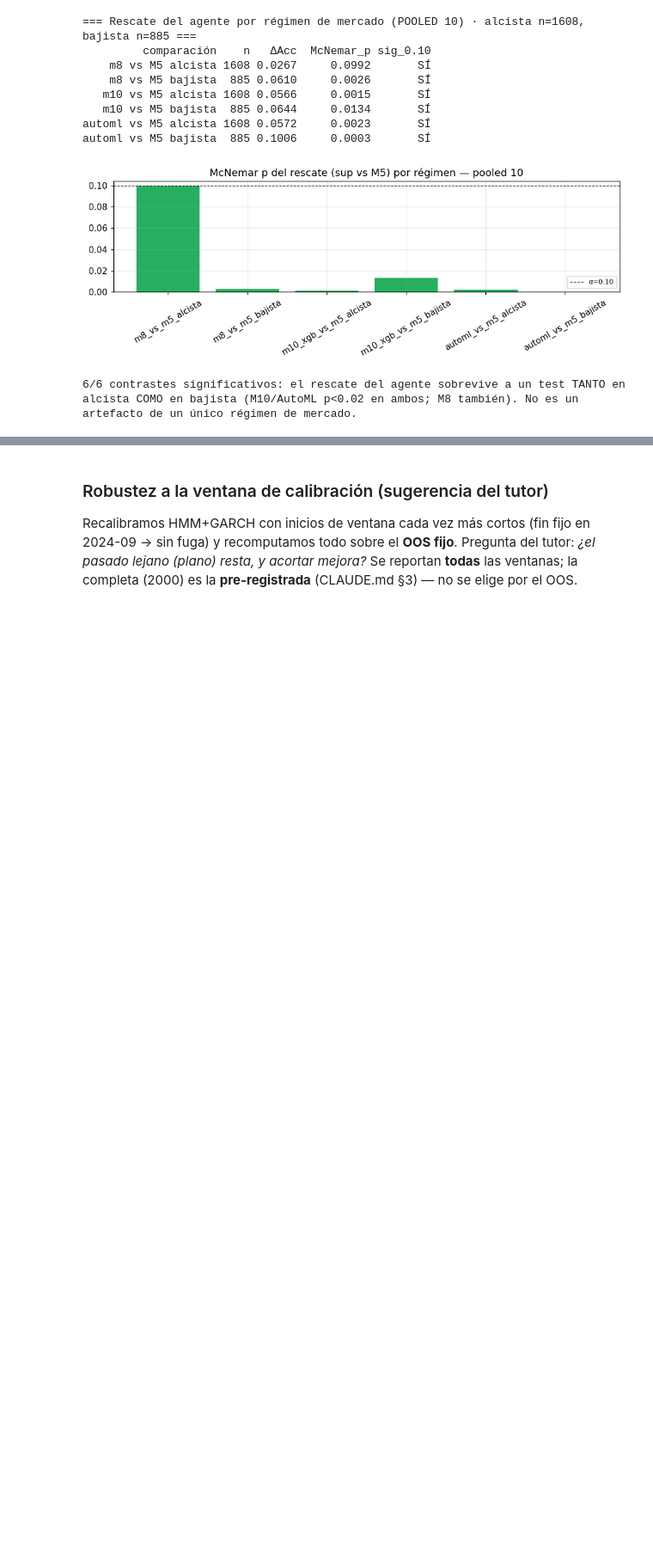
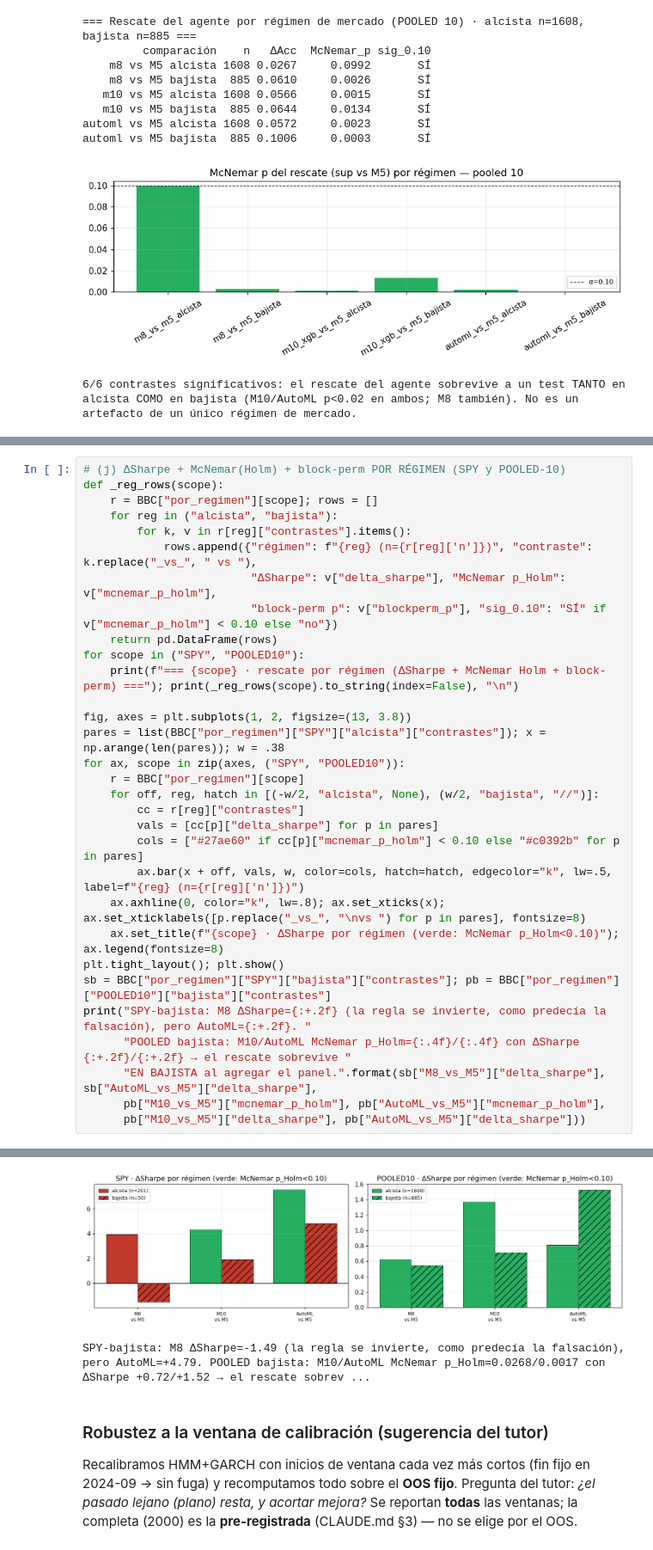
Before and after one commit to RaquelGarciah/Real-time-statistical-supervision-of-an-AI-trading-agent, a Jupyter notebook: notebooks/STRATA_marco_practico.ipynb, the cells around one changed output, grey strips where cells are left out. Shown at 86% size. Cells and saved outputs as stored; diff of their text form; blank space fills up the shorter version.

```diff
--- a/notebooks/STRATA_marco_practico.ipynb
+++ b/notebooks/STRATA_marco_practico.ipynb
@@ -1277,0 +1363,32 @@ automl vs M5 bajista  885 0.1006     0.0003       SÍ
+# %%
+# (j) ΔSharpe + McNemar(Holm) + block-perm POR RÉGIMEN (SPY y POOLED-10)
+def _reg_rows(scope):
+    r = BBC["por_regimen"][scope]; rows = []
+    for reg in ("alcista", "bajista"):
+        for k, v in r[reg]["contrastes"].items():
+            rows.append({"régimen": f"{reg} (n={r[reg]['n']})", "contraste": k.replace("_vs_", " vs "),
+                         "ΔSharpe": v["delta_sharpe"], "McNemar p_Holm": v["mcnemar_p_holm"],
+                         "block-perm p": v["blockperm_p"], "sig_0.10": "SÍ" if v["mcnemar_p_holm"] < 0.10 else "no"})
+    return pd.DataFrame(rows)
+for scope in ("SPY", "POOLED10"):
+    print(f"=== {scope} · rescate por régimen (ΔSharpe + McNemar Holm + block-perm) ==="); print(_reg_rows(scope).to_string(index=False), "\n")
+
+fig, axes = plt.subplots(1, 2, figsize=(13, 3.8))
+pares = list(BBC["por_regimen"]["SPY"]["alcista"]["contrastes"]); x = np.arange(len(pares)); w = .38
+for ax, scope in zip(axes, ("SPY", "POOLED10")):
+    r = BBC["por_regimen"][scope]
+    for off, reg, hatch in [(-w/2, "alcista", None), (w/2, "bajista", "//")]:
+        cc = r[reg]["contrastes"]
+        vals = [cc[p]["delta_sharpe"] for p in pares]
+        cols = ["#27ae60" if cc[p]["mcnemar_p_holm"] < 0.10 else "#c0392b" for p in pares]
+        ax.bar(x + off, vals, w, color=cols, hatch=hatch, edgecolor="k", lw=.5, label=f"{reg} (n={r[reg]['n']})")
+    ax.axhline(0, color="k", lw=.8); ax.set_xticks(x); ax.set_xticklabels([p.replace("_vs_", "\nvs ") for p in pares], fontsize=8)
+    ax.set_title(f"{scope} · ΔSharpe por régimen (verde: McNemar p_Holm<0.10)"); ax.legend(fontsize=8)
+plt.tight_layout(); plt.show()
+sb = BBC["por_regimen"]["SPY"]["bajista"]["contrastes"]; pb = BBC["por_regimen"]["POOLED10"]["bajista"]["contrastes"]
+print("SPY-bajista: M8 ΔSharpe={:+.2f} (la regla se invierte, como predecía la falsación), pero AutoML={:+.2f}. "
+      "POOLED bajista: M10/AutoML McNemar p_Holm={:.4f}/{:.4f} con ΔSharpe {:+.2f}/{:+.2f} → el rescate sobrevive "
+      "EN BAJISTA al agregar el panel.".format(sb["M8_vs_M5"]["delta_sharpe"], sb["AutoML_vs_M5"]["delta_sharpe"],
+      pb["M10_vs_M5"]["mcnemar_p_holm"], pb["AutoML_vs_M5"]["mcnemar_p_holm"],
+      pb["M10_vs_M5"]["delta_sharpe"], pb["AutoML_vs_M5"]["delta_sharpe"]))
+# %% [output]
@@ -1278,3 +1412,5 @@ automl vs M5 bajista  885 0.1006     0.0003       SÍ
+[figure, added]
+SPY-bajista: M8 ΔSharpe=-1.49 (la regla se invierte, como predecía la falsación), pero AutoML=+4.79. POOLED bajista: M10/AutoML McNemar p_Holm=0.0268/0.0017 con ΔSharpe +0.72/+1.52 → el rescate sobrev ...
 # %% [markdown]
 ### Robustez a la ventana de calibración (sugerencia del tutor)
 Recalibramos HMM+GARCH con inicios de ventana cada vez más cortos (fin fijo en 2024-09 → sin fuga) y recomputamos
```
Also changed, not shown: parts of 7 cells of this notebook, 3 other files.
